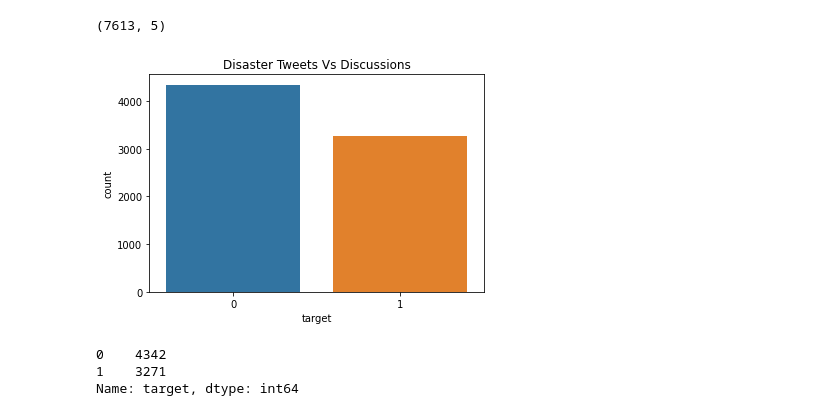
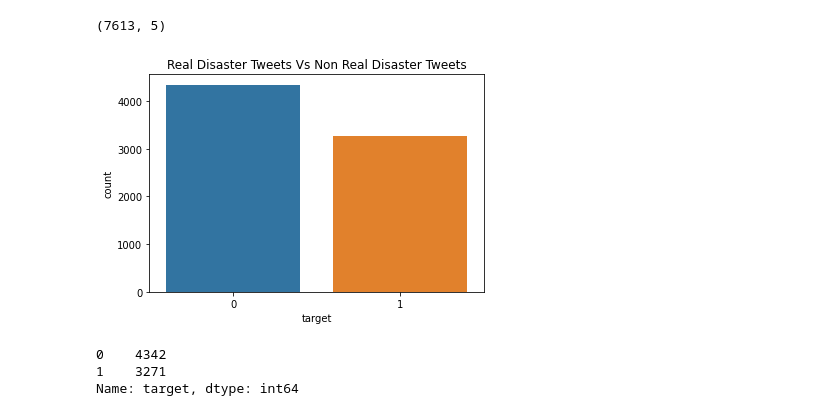
Before and after one commit to data-analytics-professionals/tweet-classification, a Jupyter notebook: tweets.ipynb, the cells around one changed output. Drawn from its saved outputs; the diff is of its cells as text; code cells hidden in the pictures.

Commit message:
Added Title Sections and Comments

```diff
--- a/tweets.ipynb
+++ b/tweets.ipynb
@@ -27,16 +52,11 @@ df.head(3)
 df.shape
 # %% [output]
 (7613, 5)
-# %%
-# pyplot as plt from matplotlib
-import matplotlib.pyplot as plt
-
-# import seaborn with an alias sns
-import seaborn as sns
-
-sns.countplot('target', data=df)
-plt.title('Disaster Tweets Vs Discussions')
-plt.show()
-# %% [output]
-[figure, removed]
+# %%
+# Plot Count: Real Disaster Tweets Vs Non Real Disaster Tweets
+sns.countplot('target', data=df)
+plt.title('Real Disaster Tweets Vs Non Real Disaster Tweets')
+plt.show()
+# %% [output]
+[figure, added]
 # %%
```
Also changed, not shown: parts of 24 cells of this notebook.
